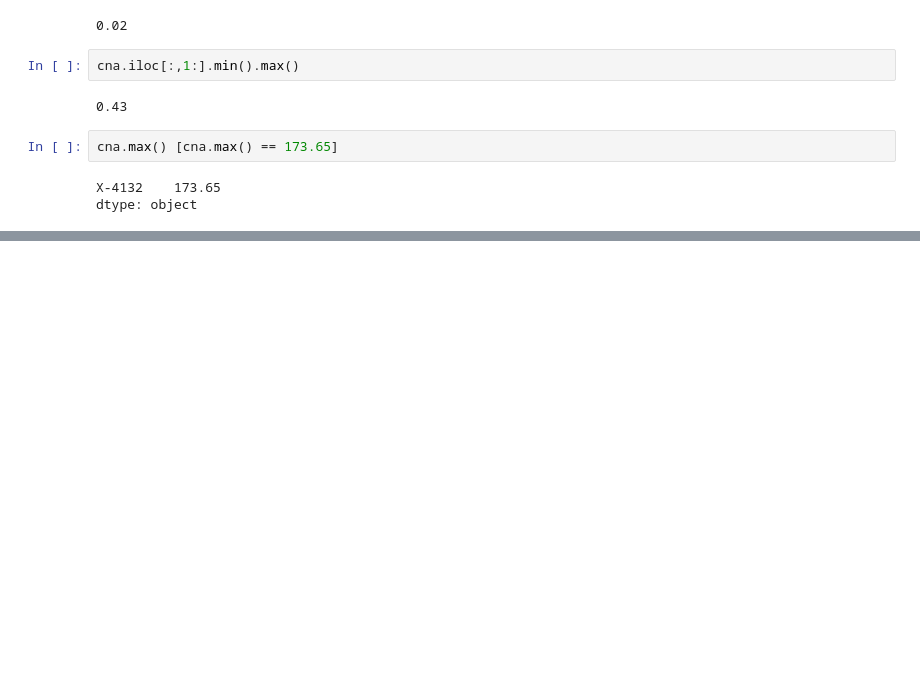
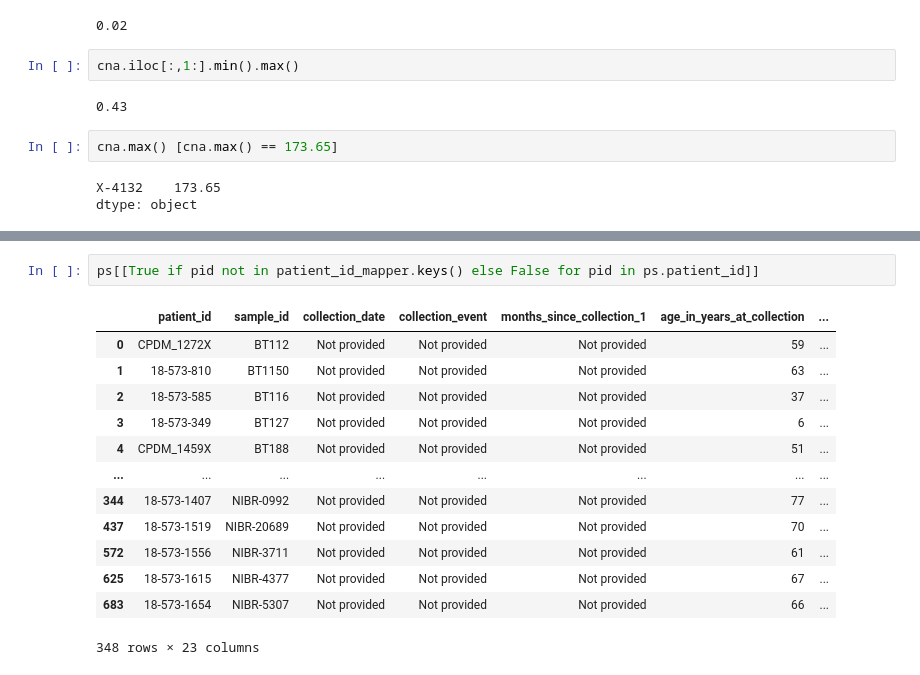
Before and after one commit to PDCMFinder/PdcmDataTransformers, a Jupyter notebook: DFCI/exp_cna_pdxe.ipynb, the cells around one changed output, grey strips where cells are left out. Drawn from its saved outputs; the diff is of its cells as text; blank space fills up the shorter version.

```diff
--- a/DFCI/exp_cna_pdxe.ipynb
+++ b/DFCI/exp_cna_pdxe.ipynb
@@ -70,0 +150,16 @@ cna[['Sample', 'X-4132']]
+# %%
+ps[[True if pid not in patient_id_mapper.keys() else False for pid in ps.patient_id]]
+# %% [output]
+|  | patient_id | sample_id | collection_date | collection_event | months_since_collection_1 | age_in_years_at_collection | ... |
+| 0 | CPDM_1272X | BT112 | Not provided | Not provided | Not provided | 59 | ... |
+| 1 | 18-573-810 | BT1150 | Not provided | Not provided | Not provided | 63 | ... |
+| 2 | 18-573-585 | BT116 | Not provided | Not provided | Not provided | 37 | ... |
+| 3 | 18-573-349 | BT127 | Not provided | Not provided | Not provided | 6 | ... |
+| 4 | CPDM_1459X | BT188 | Not provided | Not provided | Not provided | 51 | ... |
+| ... | ... | ... | ... | ... | ... | ... | ... |
+| 344 | 18-573-1407 | NIBR-0992 | Not provided | Not provided | Not provided | 77 | ... |
+| 437 | 18-573-1519 | NIBR-20689 | Not provided | Not provided | Not provided | 70 | ... |
+| 572 | 18-573-1556 | NIBR-3711 | Not provided | Not provided | Not provided | 61 | ... |
+| 625 | 18-573-1615 | NIBR-4377 | Not provided | Not provided | Not provided | 67 | ... |
+| 683 | 18-573-1654 | NIBR-5307 | Not provided | Not provided | Not provided | 66 | ... |
+348 rows × 23 columns
```
Also changed, not shown: parts of 9 cells of this notebook, 4 other files.
